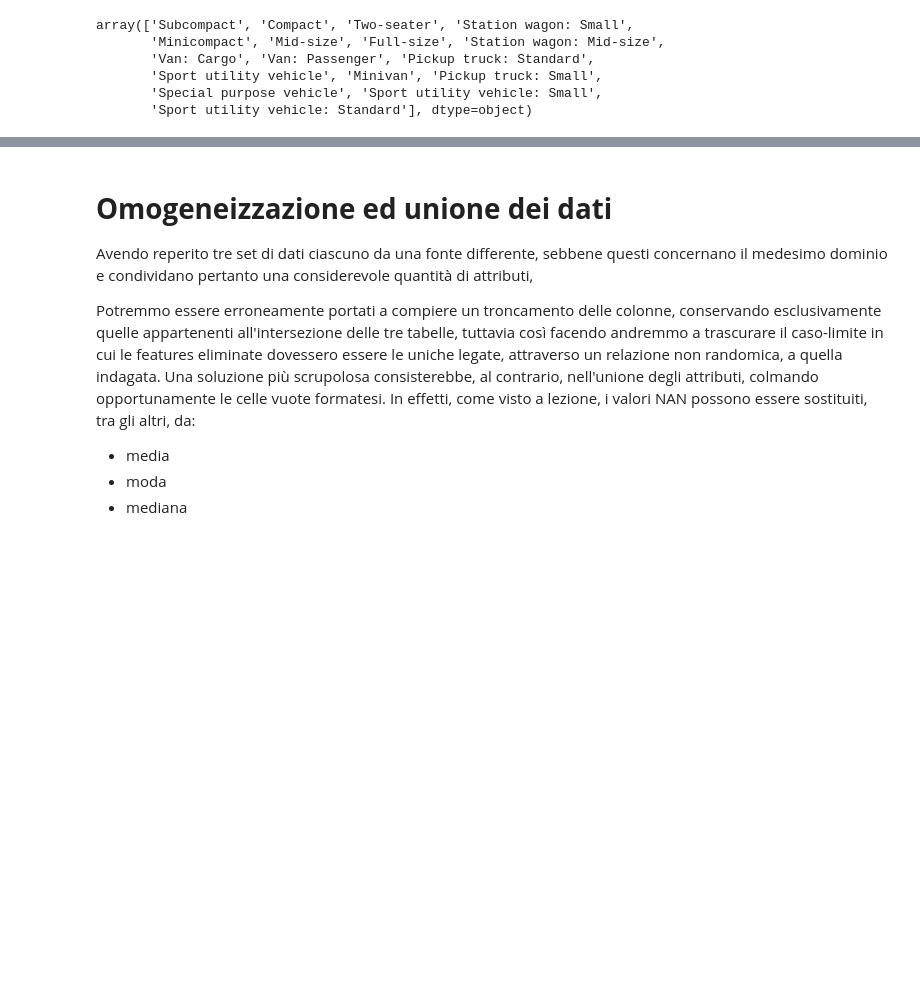
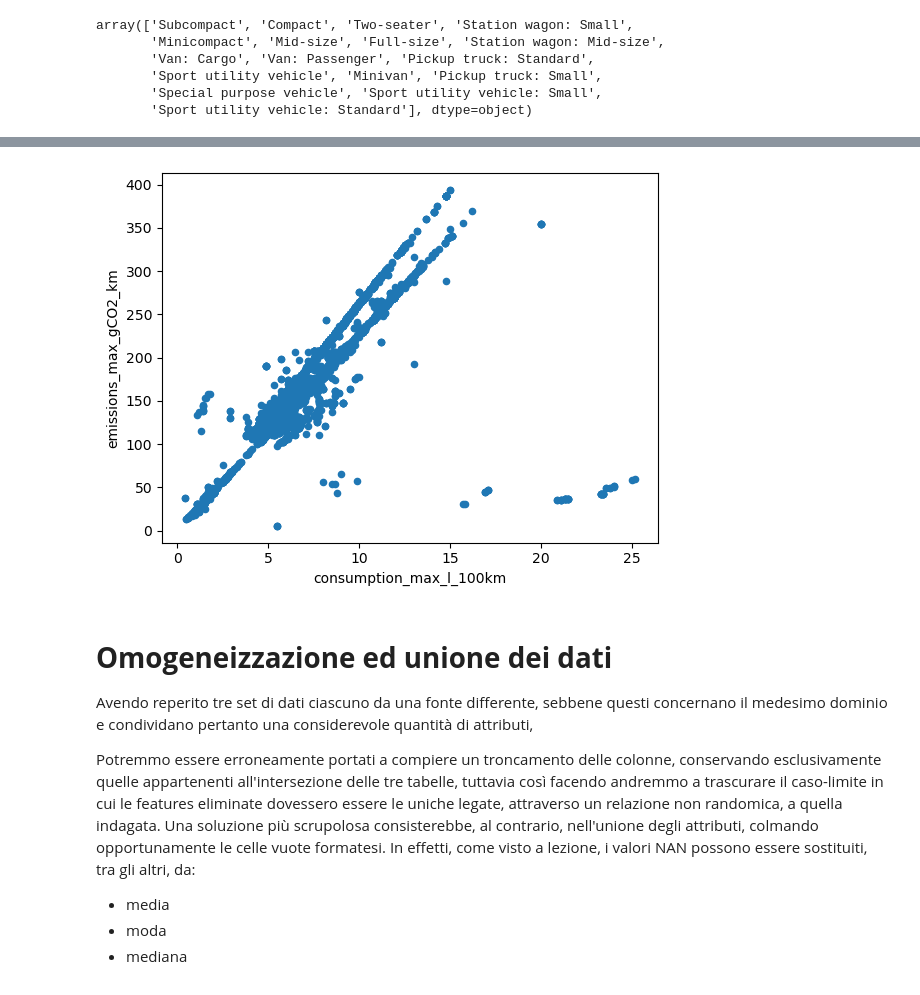
Before and after one commit to francesco-zatto/dia-project, a Jupyter notebook: car_emissions.ipynb, the cells around one changed output, grey strips where cells are left out. Drawn from its saved outputs; the diff is of its cells as text; code cells hidden in the pictures; blank space fills up the shorter version.

```diff
--- a/car_emissions.ipynb
+++ b/car_emissions.ipynb
@@ -119,3 +145,7 @@ spain_emissions["engine_capacity_cm3"] /= 1000
+# %%
+spain_emissions.plot.scatter("consumption_max_l_100km", "emissions_max_gCO2_km");
+# %% [output]
+[figure, added]
 # %% [markdown]
 # **Omogeneizzazione ed unione dei dati**
 Avendo reperito tre set di dati ciascuno da una fonte differente, sebbene questi concernano il medesimo dominio e condividano pertanto una considerevole quantità di attributi,
```
Also changed, not shown: parts of 13 cells of this notebook.
